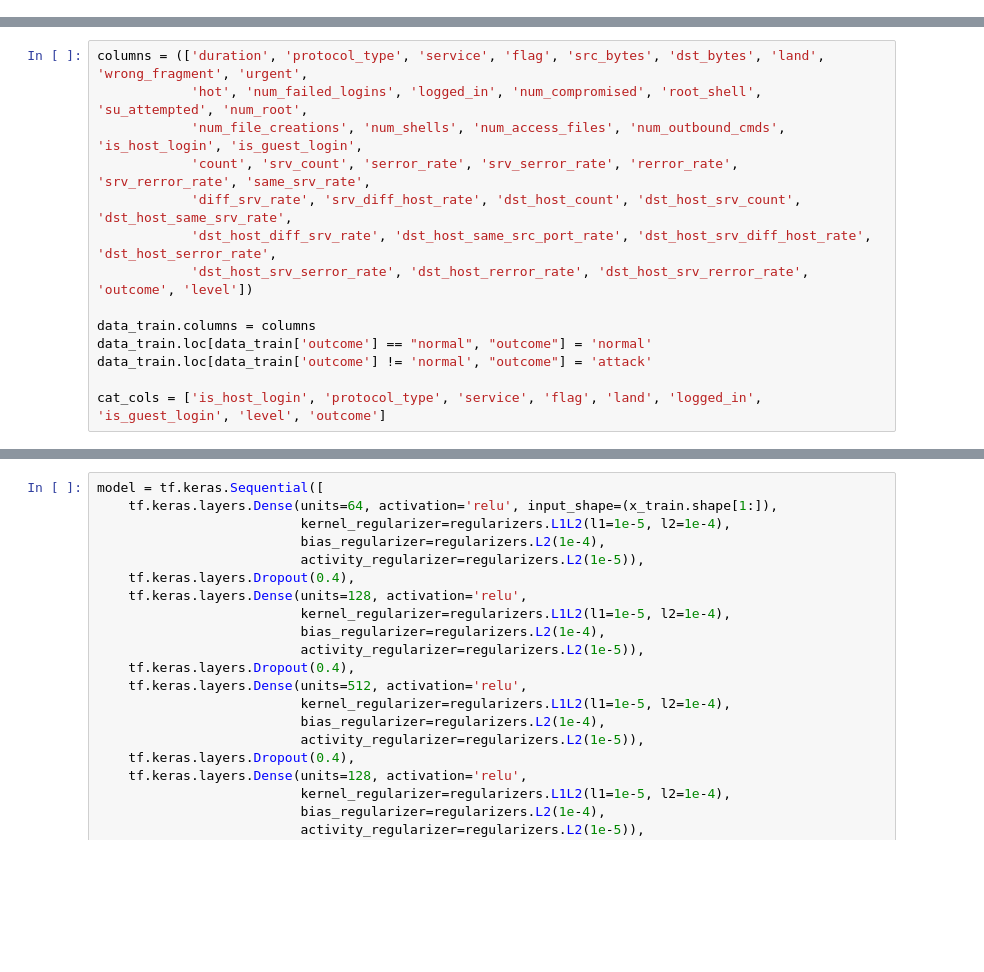
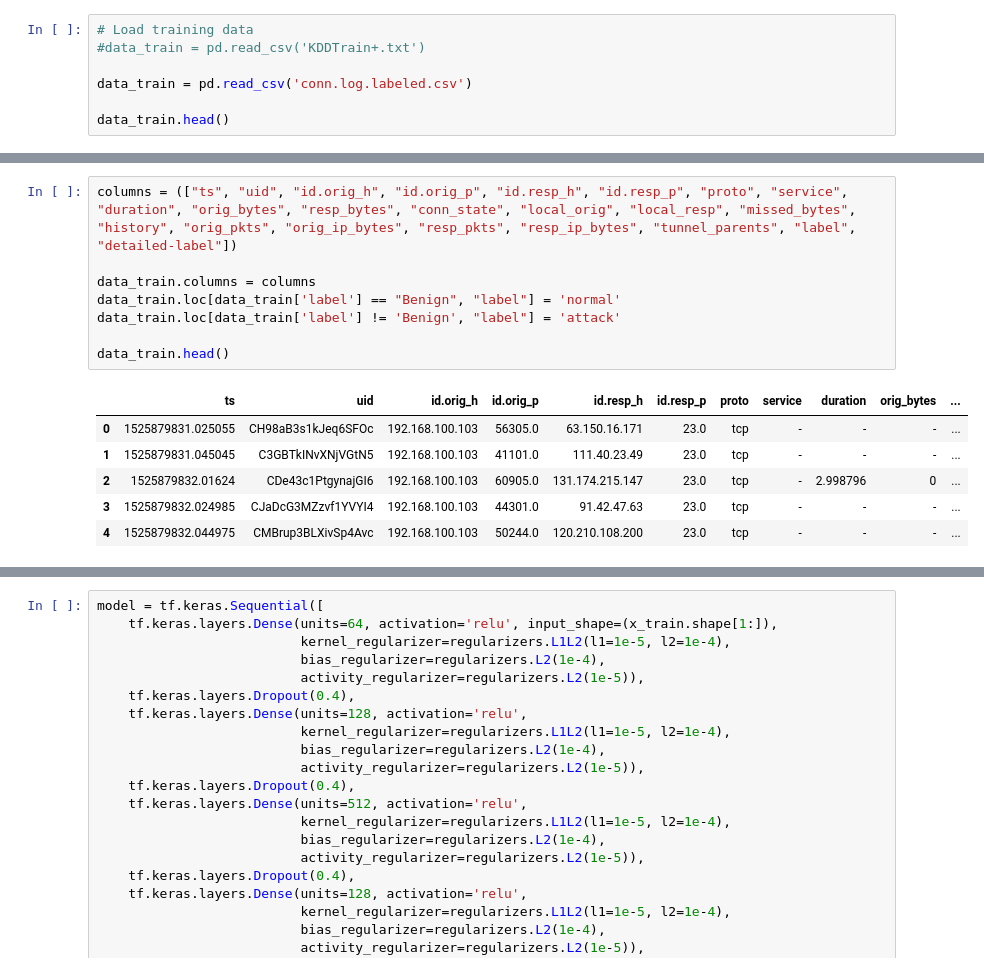
Before and after one commit to Gustav2/NetSparrow, a Jupyter notebook: ML/main.ipynb, the cells around one changed output, grey strips where cells are left out. Cells and saved outputs as stored; diff of their text form; blank space fills up the shorter version.

Commit message:
Fixed columns for new dataset½

```diff
--- a/ML/main.ipynb
+++ b/ML/main.ipynb
@@ -28,0 +36,7 @@ FileNotFoundError: [Errno 2] No such file or directory: 'data/KDDTrain+.txt'
+# %%
+# Load training data
+#data_train = pd.read_csv('KDDTrain+.txt')
+
+data_train = pd.read_csv('conn.log.labeled.csv')
+
+data_train.head()
@@ -29,17 +50,18 @@ FileNotFoundError: [Errno 2] No such file or directory: 'data/KDDTrain+.txt'
 # %%
-columns = (['duration', 'protocol_type', 'service', 'flag', 'src_bytes', 'dst_bytes', 'land', 'wrong_fragment', 'urgent',
-            'hot', 'num_failed_logins', 'logged_in', 'num_compromised', 'root_shell', 'su_attempted', 'num_root',
-            'num_file_creations', 'num_shells', 'num_access_files', 'num_outbound_cmds', 'is_host_login', 'is_guest_login',
-            'count', 'srv_count', 'serror_rate', 'srv_serror_rate', 'rerror_rate', 'srv_rerror_rate', 'same_srv_rate',
-            'diff_srv_rate', 'srv_diff_host_rate', 'dst_host_count', 'dst_host_srv_count', 'dst_host_same_srv_rate',
-            'dst_host_diff_srv_rate', 'dst_host_same_src_port_rate', 'dst_host_srv_diff_host_rate', 'dst_host_serror_rate',
-            'dst_host_srv_serror_rate', 'dst_host_rerror_rate', 'dst_host_srv_rerror_rate', 'outcome', 'level'])
+columns = (["ts", "uid", "id.orig_h", "id.orig_p", "id.resp_h", "id.resp_p", "proto", "service", "duration", "orig_bytes", "resp_bytes", "conn_state", "local_orig", "local_resp", "missed_bytes", "history", "orig_pkts", "orig_ip_bytes", "resp_pkts", "resp_ip_bytes", "tunnel_parents", "label", "detailed-label"])
 
 data_train.columns = columns
-data_train.loc[data_train['outcome'] == "normal", "outcome"] = 'normal'
-data_train.loc[data_train['outcome'] != 'normal', "outcome"] = 'attack'
+data_train.loc[data_train['label'] == "Benign", "label"] = 'normal'
+data_train.loc[data_train['label'] != 'Benign', "label"] = 'attack'
 
-cat_cols = ['is_host_login', 'protocol_type', 'service', 'flag', 'land', 'logged_in', 'is_guest_login', 'level', 'outcome']
+data_train.head()
+# %% [output]
+|  | ts | uid | id.orig_h | id.orig_p | id.resp_h | id.resp_p | proto | service | duration | orig_bytes | ... |
+| 0 | 1525879831.025055 | CH98aB3s1kJeq6SFOc | 192.168.100.103 | 56305.0 | 63.150.16.171 | 23.0 | tcp | - | - | - | ... |
+| 1 | 1525879831.045045 | C3GBTkINvXNjVGtN5 | 192.168.100.103 | 41101.0 | 111.40.23.49 | 23.0 | tcp | - | - | - | ... |
+| 2 | 1525879832.01624 | CDe43c1PtgynajGI6 | 192.168.100.103 | 60905.0 | 131.174.215.147 | 23.0 | tcp | - | 2.998796 | 0 | ... |
+| 3 | 1525879832.024985 | CJaDcG3MZzvf1YVYI4 | 192.168.100.103 | 44301.0 | 91.42.47.63 | 23.0 | tcp | - | - | - | ... |
+| 4 | 1525879832.044975 | CMBrup3BLXivSp4Avc | 192.168.100.103 | 50244.0 | 120.210.108.200 | 23.0 | tcp | - | - | - | ... |
 # %%
 def Scaling(df_num, cols):
     std_scaler = RobustScaler()
```
Also changed, not shown: parts of 8 cells of this notebook, 2 other files.
